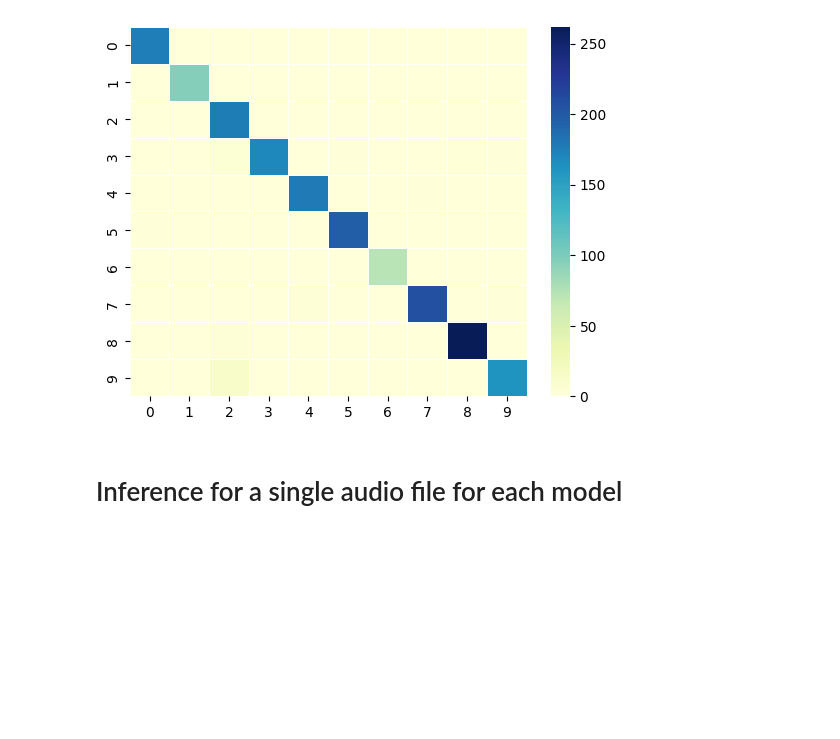
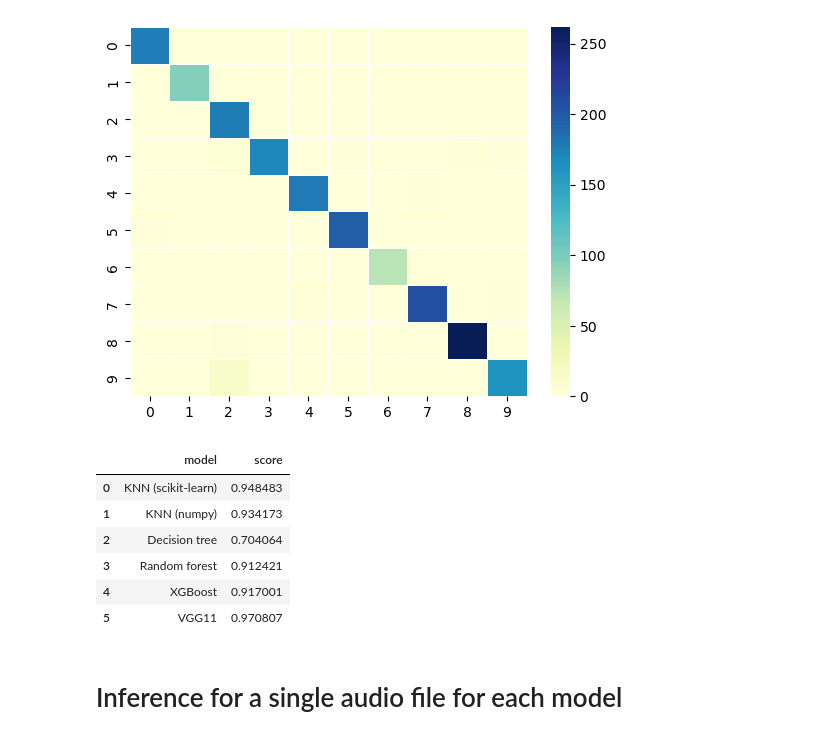
Before and after one commit to DanmerZ/ml_assignment, a Jupyter notebook: report.ipynb, the cells around one changed output. Saved outputs shown, nothing was run; the diff lists cells and outputs as text; code cells hidden in the pictures; blank space fills up the shorter version.

Commit message:
added score stats

```diff
--- a/report.ipynb
+++ b/report.ipynb
@@ -309,9 +318,12 @@ random_forest_classifier.best_params_
 # %% [output]
 {'n_estimators': 100}
 # %%
-print(f'Model Score: {random_forest_classifier.score(x_test_scaled, y_test)}')
+rf_score = random_forest_classifier.score(x_test_scaled, y_test)
+print(f'Model Score: {rf_score}')
 y_predict = random_forest_classifier.predict(x_test_scaled)
-acc(y_test,y_predict);
+acc(y_test,y_predict)
+
+scores.append({"model": "Random forest", "score": rf_score})
 # %% [output]
 Model Score: 0.9124212936462507
 Recall: [0.98598131 0.84883721 0.91666667 0.85789474 0.8957346  0.96551724
@@ -378,9 +387,12 @@ model_xgb.best_params_
  'nthread': 4,
  'objective': 'multi:softmax'}
 # %%
-print(f'Model Score: {model_xgb.score(x_test_scaled, y_test)}')
+xgb_score = model_xgb.score(x_test_scaled, y_test)
+print(f'Model Score: {xgb_score}')
 y_predict = model_xgb.predict(x_test_scaled)
-acc(y_test,y_predict);
+acc(y_test,y_predict)
+
+scores.append({"model": "XGBoost", "score": xgb_score})
 # %% [output]
 Model Score: 0.9170005724098454
 Recall: [0.97663551 0.84883721 0.89705882 0.89473684 0.86729858 0.96551724
@@ -441,6 +453,7 @@ if not load_pretrained:
     from train import train_vgg11
     train_vgg11()
 
-vgg11 = VGG11().to(device)
-vgg11.load_state_dict(torch.load(f=f"{PROJECT_ROOT_DIR}/data/vgg.pth"))
+vgg11 = VGG11()
+vgg11.load_state_dict(torch.load(f=f"{PROJECT_ROOT_DIR}/data/vgg.pth", map_location=device))
+vgg11.to(device)
 # %% [output]
@@ -477,8 +507,11 @@ with torch.inference_mode():
         labels = y.data.cpu().numpy()
         y_true.extend(labels)
 
-print(f'Accuracy: {accuracy_fn(y_true=torch.from_numpy(np.array(y_true)), y_pred=torch.from_numpy(np.array(y_pred)))}')
-acc(y_true,y_pred);
+vgg_score = accuracy_fn(y_true=torch.from_numpy(np.array(y_true)), y_pred=torch.from_numpy(np.array(y_pred)))
+print(f'Accuracy: {vgg_score}')
+acc(y_true,y_pred)
+
+scores.append({"model": "VGG11", "score": vgg_score})
 # %% [output]
 Accuracy: 97.08070978820835
 Recall: [1.         0.98969072 0.98333333 0.92857143 0.97814208 0.985
@@ -498,6 +531,16 @@ Classification Report:
  [  0   0   4   0   0   0   0   0 262   0]
  [  1   0  14   0   0   0   0   0   1 161]]
 [figure]
+# %%
+pd.DataFrame(scores)
+# %% [output]
+|  | model | score |
+| 0 | KNN (scikit-learn) | 0.948483 |
+| 1 | KNN (numpy) | 0.934173 |
+| 2 | Decision tree | 0.704064 |
+| 3 | Random forest | 0.912421 |
+| 4 | XGBoost | 0.917001 |
+| 5 | VGG11 | 0.970807 |
 # %% [markdown]
 # Inference for a single audio file for each model
 # %%
```
Also changed, not shown: parts of 17 cells of this notebook.
